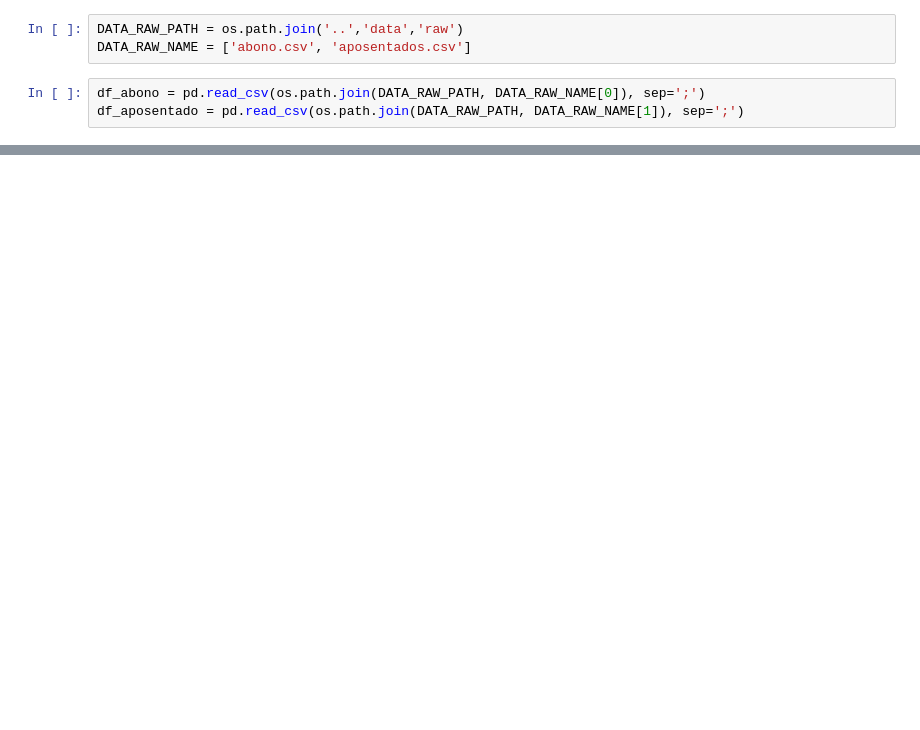
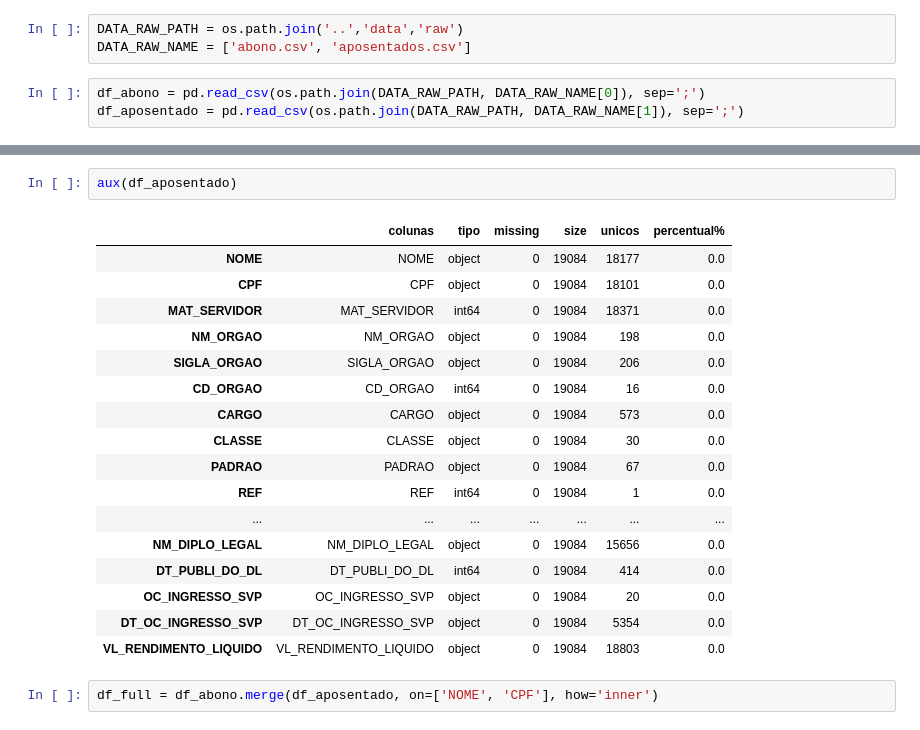
Before and after one commit to gstw7/ds-project, a Jupyter notebook: notebooks/02 - DATA_CLEANING.ipynb, the cells around one changed output, grey strips where cells are left out. Saved outputs shown, nothing was run; the diff lists cells and outputs as text; blank space fills up the shorter version.

```diff
--- a/notebooks/02 - DATA_CLEANING.ipynb
+++ b/notebooks/02 - DATA_CLEANING.ipynb
@@ -27,0 +86,22 @@ df_aposentado.head()
+# %%
+aux(df_aposentado)
+# %% [output]
+|  | colunas | tipo | missing | size | unicos | percentual% |
+| NOME | NOME | object | 0 | 19084 | 18177 | 0.0 |
+| CPF | CPF | object | 0 | 19084 | 18101 | 0.0 |
+| MAT_SERVIDOR | MAT_SERVIDOR | int64 | 0 | 19084 | 18371 | 0.0 |
+| NM_ORGAO | NM_ORGAO | object | 0 | 19084 | 198 | 0.0 |
+| SIGLA_ORGAO | SIGLA_ORGAO | object | 0 | 19084 | 206 | 0.0 |
+| CD_ORGAO | CD_ORGAO | int64 | 0 | 19084 | 16 | 0.0 |
+| CARGO | CARGO | object | 0 | 19084 | 573 | 0.0 |
+| CLASSE | CLASSE | object | 0 | 19084 | 30 | 0.0 |
+| PADRAO | PADRAO | object | 0 | 19084 | 67 | 0.0 |
+| REF | REF | int64 | 0 | 19084 | 1 | 0.0 |
+| ... | ... | ... | ... | ... | ... | ... |
+| NM_DIPLO_LEGAL | NM_DIPLO_LEGAL | object | 0 | 19084 | 15656 | 0.0 |
+| DT_PUBLI_DO_DL | DT_PUBLI_DO_DL | int64 | 0 | 19084 | 414 | 0.0 |
+| OC_INGRESSO_SVP | OC_INGRESSO_SVP | object | 0 | 19084 | 20 | 0.0 |
+| DT_OC_INGRESSO_SVP | DT_OC_INGRESSO_SVP | object | 0 | 19084 | 5354 | 0.0 |
+| VL_RENDIMENTO_LIQUIDO | VL_RENDIMENTO_LIQUIDO | object | 0 | 19084 | 18803 | 0.0 |
+# %%
+df_full = df_abono.merge(df_aposentado, on=['NOME', 'CPF'], how='inner')
```
Also changed, not shown: parts of 13 cells of this notebook, 2 other files.
